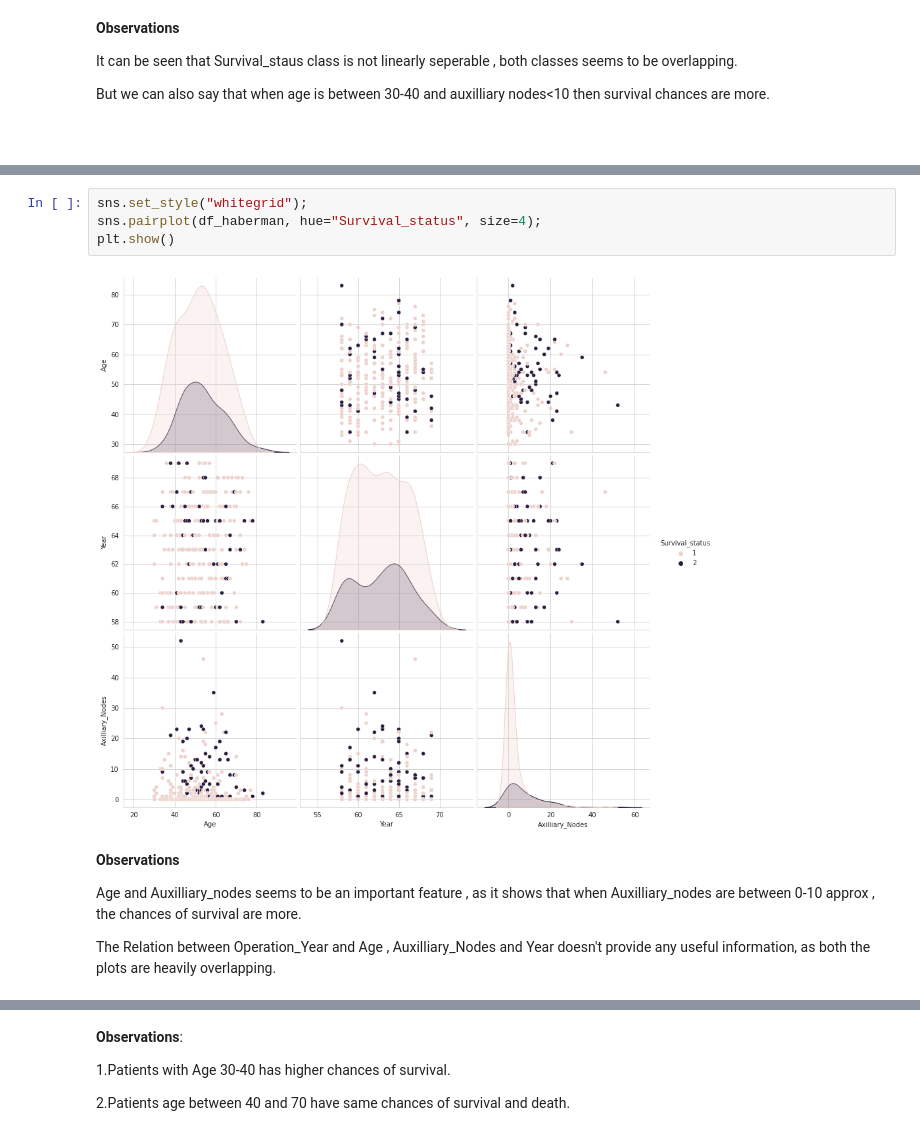
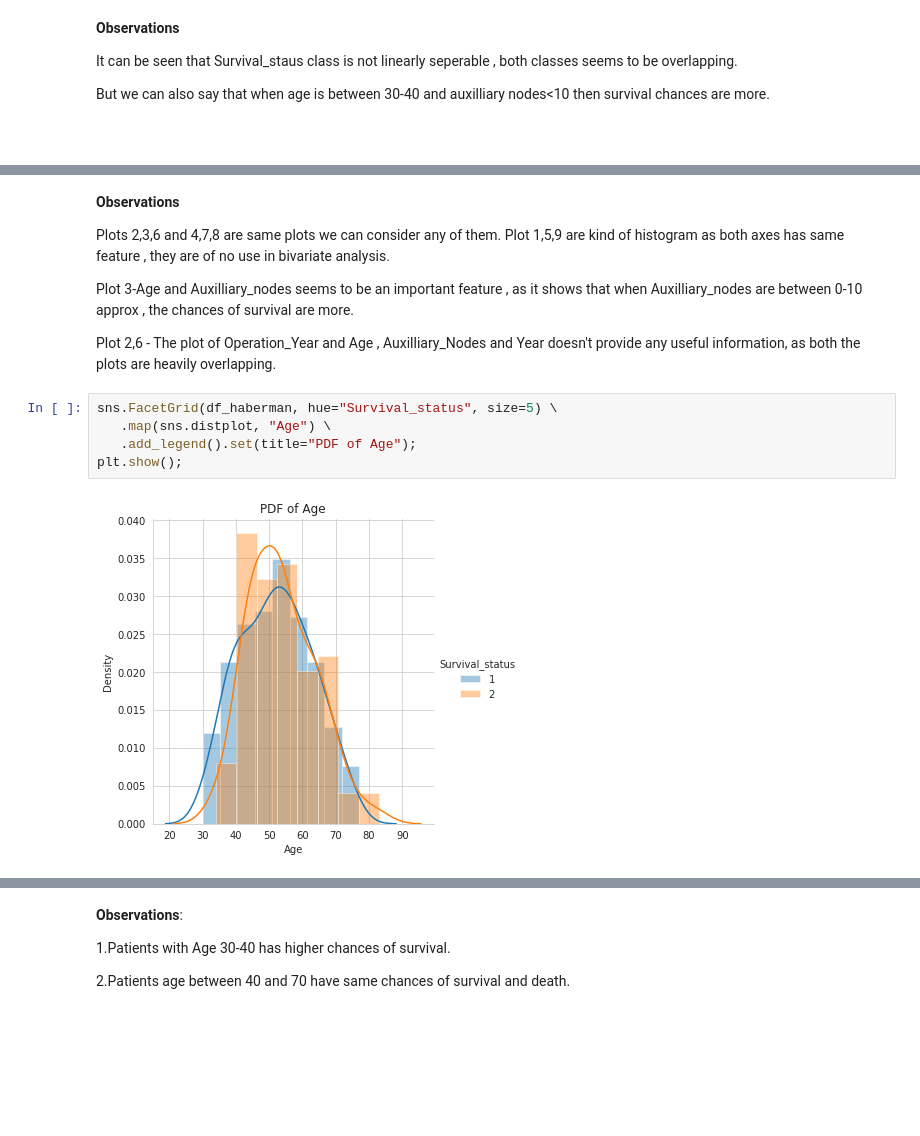
Before and after one commit to ppmcool/Habberman_EDA, a Jupyter notebook: Haberman_EDA.ipynb, the cells around one changed output, grey strips where cells are left out. Saved outputs shown, nothing was run; the diff lists cells and outputs as text; blank space fills up the shorter version.

```diff
--- a/Haberman_EDA.ipynb
+++ b/Haberman_EDA.ipynb
@@ -62,12 +71,16 @@ But we can also say that when age is between 30-40 and auxilliary nodes<10 then
+# %% [markdown]
+**Observations**
+
+Plots 2,3,6 and 4,7,8 are same plots we can consider any of them.
+Plot 1,5,9 are kind of histogram as both axes has same feature , they are of no use in bivariate analysis.
+
+Plot 3-Age and Auxilliary_nodes seems to be an important feature , as it shows that when Auxilliary_nodes are between 0-10 approx , the chances of survival are more.
+
+Plot 2,6 - The plot of Operation_Year and Age , Auxilliary_Nodes and Year doesn't provide any useful information, as both the plots are heavily overlapping.
 # %%
-sns.set_style("whitegrid");
-sns.pairplot(df_haberman, hue="Survival_status", size=4);
-plt.show()
+sns.FacetGrid(df_haberman, hue="Survival_status", size=5) \
+   .map(sns.distplot, "Age") \
+   .add_legend().set(title="PDF of Age");
+plt.show();
 # %% [output]
-[figure, old version]
+[figure, new version]
-# %% [markdown]
-**Observations**
-
-Age and Auxilliary_nodes seems to be an important feature , as it shows that when Auxilliary_nodes are between 0-10 approx , the chances of survival are more.
-
-The Relation between Operation_Year and Age , Auxilliary_Nodes and Year doesn't provide any useful information, as both the plots are heavily overlapping.
```
Also changed, not shown: parts of 17 cells of this notebook.
